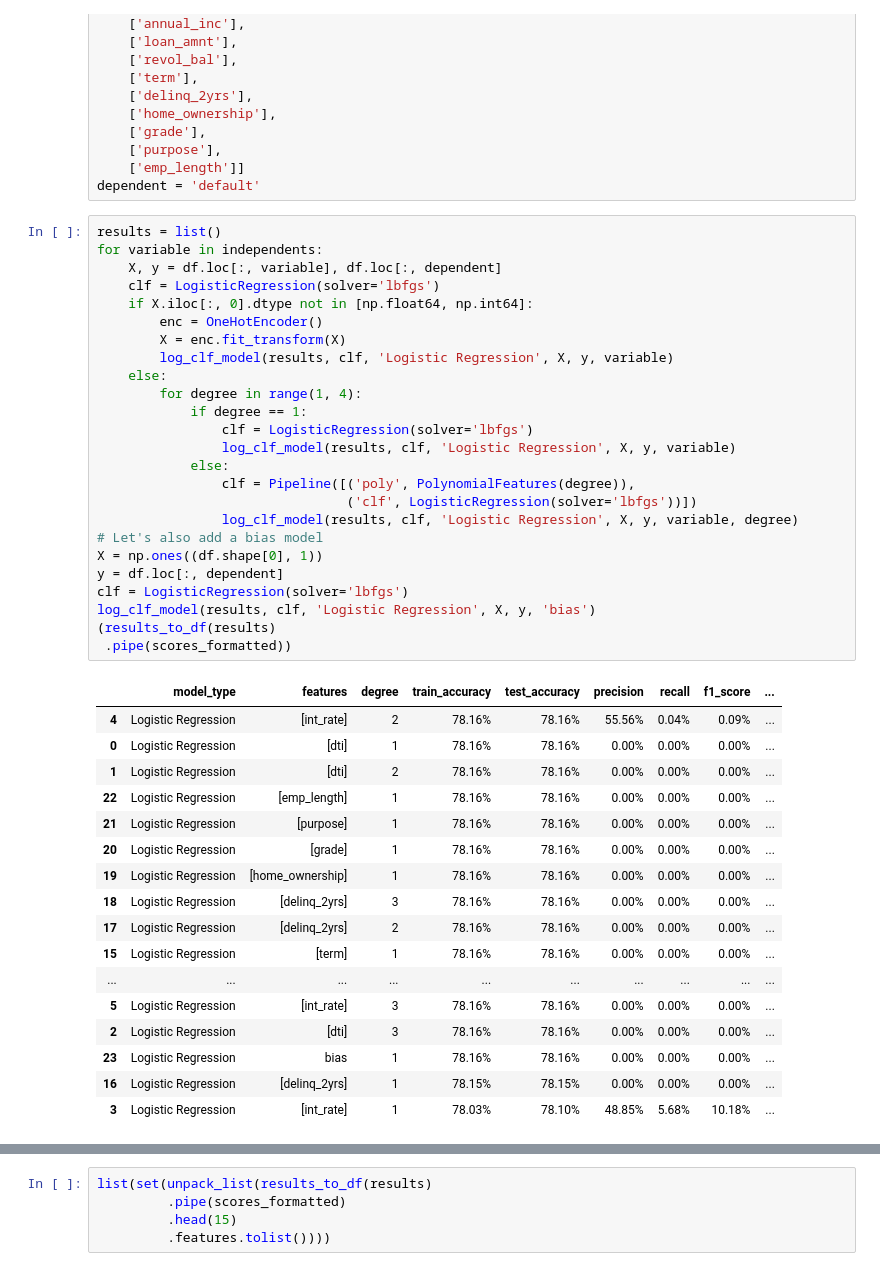
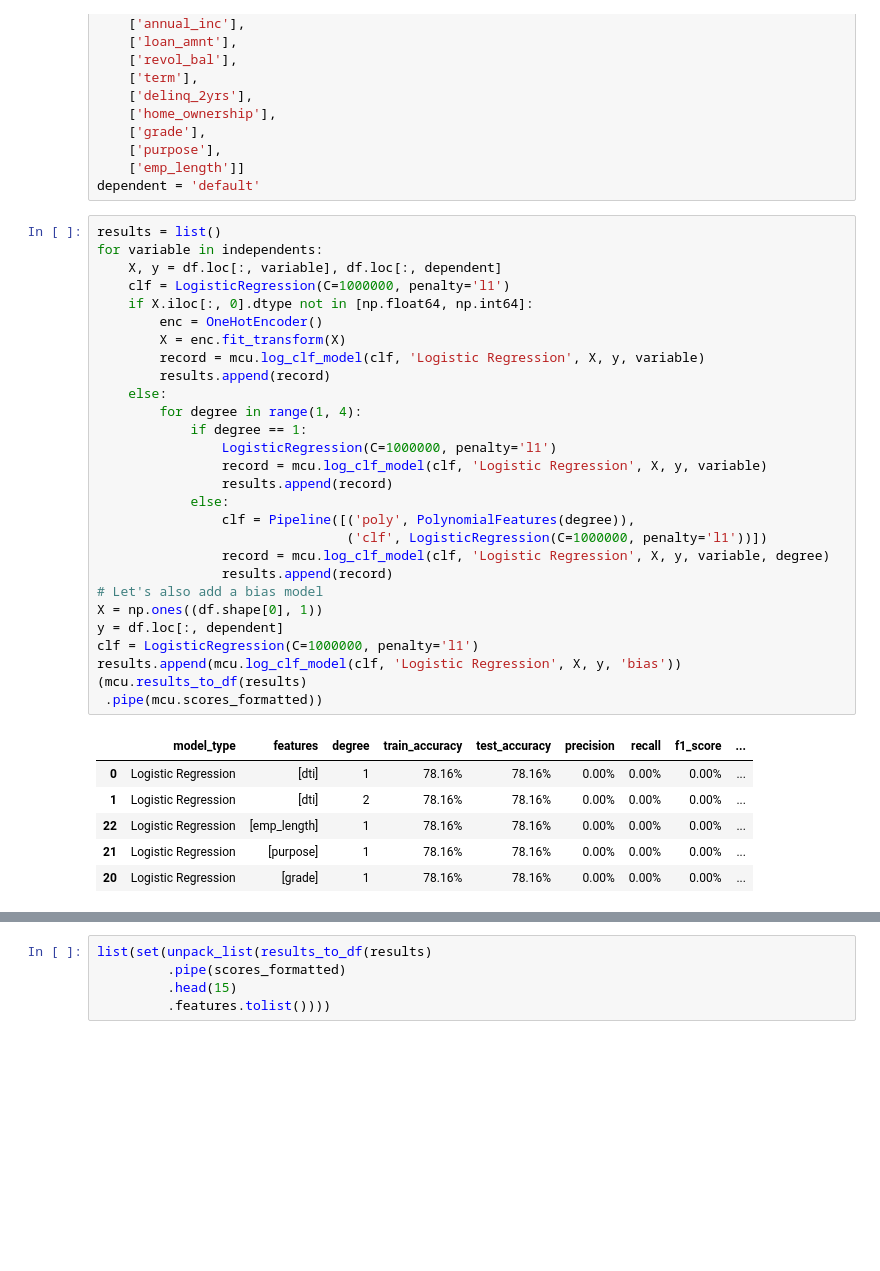
Before and after one commit to bfitzpa5/Metis_Projects, a Jupyter notebook: 03-mcnulty/mcnulty_modeling.ipynb, the cells around one changed output, grey strips where cells are left out. Cells and saved outputs as stored; diff of their text form; blank space fills up the shorter version.

```diff
--- a/03-mcnulty/mcnulty_modeling.ipynb
+++ b/03-mcnulty/mcnulty_modeling.ipynb
@@ -66,45 +126,37 @@ dependent = 'default'
 # %%
 results = list()
 for variable in independents:
     X, y = df.loc[:, variable], df.loc[:, dependent]
-    clf = LogisticRegression(solver='lbfgs')
+    clf = LogisticRegression(C=1000000, penalty='l1')
     if X.iloc[:, 0].dtype not in [np.float64, np.int64]:
         enc = OneHotEncoder()
         X = enc.fit_transform(X)
-        log_clf_model(results, clf, 'Logistic Regression', X, y, variable)
+        record = mcu.log_clf_model(clf, 'Logistic Regression', X, y, variable)
+        results.append(record)
     else:
         for degree in range(1, 4):
             if degree == 1:
-                clf = LogisticRegression(solver='lbfgs')
-                log_clf_model(results, clf, 'Logistic Regression', X, y, variable)
+                LogisticRegression(C=1000000, penalty='l1')
+                record = mcu.log_clf_model(clf, 'Logistic Regression', X, y, variable)
+                results.append(record)
             else:
                 clf = Pipeline([('poly', PolynomialFeatures(degree)),
-                                ('clf', LogisticRegression(solver='lbfgs'))])
-                log_clf_model(results, clf, 'Logistic Regression', X, y, variable, degree)
+                                ('clf', LogisticRegression(C=1000000, penalty='l1'))])
+                record = mcu.log_clf_model(clf, 'Logistic Regression', X, y, variable, degree)
+                results.append(record)
 # Let's also add a bias model
 X = np.ones((df.shape[0], 1))
 y = df.loc[:, dependent]
-clf = LogisticRegression(solver='lbfgs')
-log_clf_model(results, clf, 'Logistic Regression', X, y, 'bias')
-(results_to_df(results)
- .pipe(scores_formatted))
+clf = LogisticRegression(C=1000000, penalty='l1')
+results.append(mcu.log_clf_model(clf, 'Logistic Regression', X, y, 'bias'))
+(mcu.results_to_df(results)
+ .pipe(mcu.scores_formatted))
 # %% [output]
 |  | model_type | features | degree | train_accuracy | test_accuracy | precision | recall | f1_score | ... |
-| 4 | Logistic Regression | [int_rate] | 2 | 78.16% | 78.16% | 55.56% | 0.04% | 0.09% | ... |
 | 0 | Logistic Regression | [dti] | 1 | 78.16% | 78.16% | 0.00% | 0.00% | 0.00% | ... |
 | 1 | Logistic Regression | [dti] | 2 | 78.16% | 78.16% | 0.00% | 0.00% | 0.00% | ... |
 | 22 | Logistic Regression | [emp_length] | 1 | 78.16% | 78.16% | 0.00% | 0.00% | 0.00% | ... |
 | 21 | Logistic Regression | [purpose] | 1 | 78.16% | 78.16% | 0.00% | 0.00% | 0.00% | ... |
 | 20 | Logistic Regression | [grade] | 1 | 78.16% | 78.16% | 0.00% | 0.00% | 0.00% | ... |
-| 19 | Logistic Regression | [home_ownership] | 1 | 78.16% | 78.16% | 0.00% | 0.00% | 0.00% | ... |
-| 18 | Logistic Regression | [delinq_2yrs] | 3 | 78.16% | 78.16% | 0.00% | 0.00% | 0.00% | ... |
-| 17 | Logistic Regression | [delinq_2yrs] | 2 | 78.16% | 78.16% | 0.00% | 0.00% | 0.00% | ... |
-| 15 | Logistic Regression | [term] | 1 | 78.16% | 78.16% | 0.00% | 0.00% | 0.00% | ... |
-| ... | ... | ... | ... | ... | ... | ... | ... | ... | ... |
-| 5 | Logistic Regression | [int_rate] | 3 | 78.16% | 78.16% | 0.00% | 0.00% | 0.00% | ... |
-| 2 | Logistic Regression | [dti] | 3 | 78.16% | 78.16% | 0.00% | 0.00% | 0.00% | ... |
-| 23 | Logistic Regression | bias | 1 | 78.16% | 78.16% | 0.00% | 0.00% | 0.00% | ... |
-| 16 | Logistic Regression | [delinq_2yrs] | 1 | 78.15% | 78.15% | 0.00% | 0.00% | 0.00% | ... |
-| 3 | Logistic Regression | [int_rate] | 1 | 78.03% | 78.10% | 48.85% | 5.68% | 10.18% | ... |
 # %% [markdown]
 We can see that all our models except 2 are guess 100 percent non-default. This is common with imbalanced classes. We are basically dealing with a high-bias problem here. We need to add features to **_reduce bias_** and **_add variance_**.
```
Also changed, not shown: parts of 24 cells of this notebook, 1 other file.
